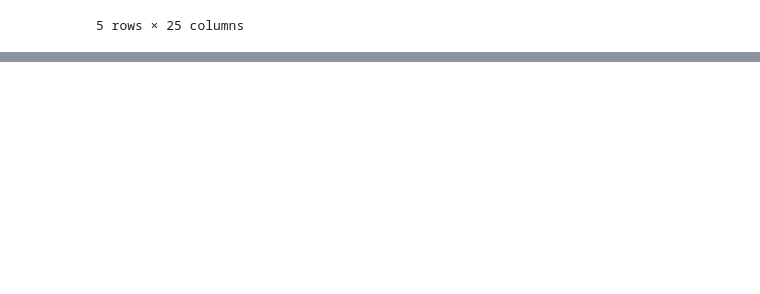
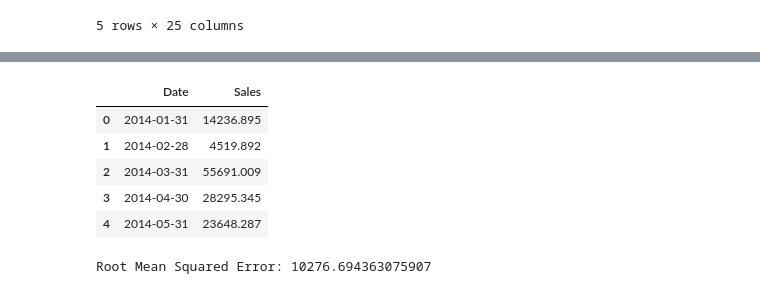
Before and after one commit to jmpealy/project-4-ML-integration, a Jupyter notebook: machine_learning.ipynb, the cells around one changed output, grey strips where cells are left out. Saved outputs shown, nothing was run; the diff lists cells and outputs as text; code cells hidden in the pictures; blank space fills up the shorter version.

```diff
--- a/machine_learning.ipynb
+++ b/machine_learning.ipynb
@@ -8,10 +11,10 @@ from sklearn.linear_model import LinearRegression
 # %%
 # Read the sales data
 file_path = Path("Resources/output.csv")
-df_sales = pd.read_csv(file_path)
+df = pd.read_csv(file_path)
 
 # Display sample data
-df_sales.head()
+df.head()
 # %% [output]
 |  | Row ID | Order ID | Order Date | Ship Date | Ship Mode | Customer ID | Customer Name | Segment | Country | ... |
 | 0 | 1 | CA-2016-152156 | 2016-11-08 | 2016-11-11 | Second Class | CG-12520 | Claire Gute | Consumer | United States | ... |
@@ -95,0 +26,49 @@ sales_plot * best_fit_line
+# %%
+df = df[['Order Date', 'Sales']].copy()
+
+# Convert the 'Order Date' column to datetime if it's not already in that format
+df['Order Date'] = pd.to_datetime(df['Order Date'])
+
+# Extract the year and month from the 'Order Date' column
+df['Year'] = df['Order Date'].dt.year
+df['Month'] = df['Order Date'].dt.month
+
+# Group by year and month and sum the sales for each month
+monthly_sales = df.groupby(['Year', 'Month'])['Sales'].sum().reset_index()
+
+# Create a new DataFrame with the month-end date and aggregated sales data by month
+monthly_sales_df = pd.DataFrame({'Date': pd.to_datetime(monthly_sales[['Year', 'Month']].assign(day=1)) + pd.DateOffset(months=1, days=-1), 'Sales': monthly_sales['Sales']})
+
+# Display the new aggregated DataFrame
+monthly_sales_df.head()
+# %% [output]
+|  | Date | Sales |
+| 0 | 2014-01-31 | 14236.895 |
+| 1 | 2014-02-28 | 4519.892 |
+| 2 | 2014-03-31 | 55691.009 |
+| 3 | 2014-04-30 | 28295.345 |
+| 4 | 2014-05-31 | 23648.287 |
+# %%
+# Step 1: Data Preprocessing
+monthly_sales_df = monthly_sales_df.sort_values('Date')
+
+# Step 2: Feature Engineering
+monthly_sales_df['Year'] = monthly_sales_df['Date'].dt.year
+monthly_sales_df['Month'] = monthly_sales_df['Date'].dt.month
+
+# Step 3: Split the Data
+X = monthly_sales_df[['Year', 'Month']]
+y = monthly_sales_df['Sales']
+X_train, X_test, y_train, y_test = train_test_split(X, y, test_size=0.2, random_state=42)
+
+# Step 4: Model Selection and Step 5: Model Training
+model = LinearRegression()
+model.fit(X_train, y_train)
+
+# Step 6: Model Evaluation
+y_pred = model.predict(X_test)
+mse = mean_squared_error(y_test, y_pred)
+rmse = mse ** 0.5
+print(f"Root Mean Squared Error: {rmse}")
+# %% [output]
+Root Mean Squared Error: 10276.694363075907
```
Also changed, not shown: parts of 15 cells of this notebook.
